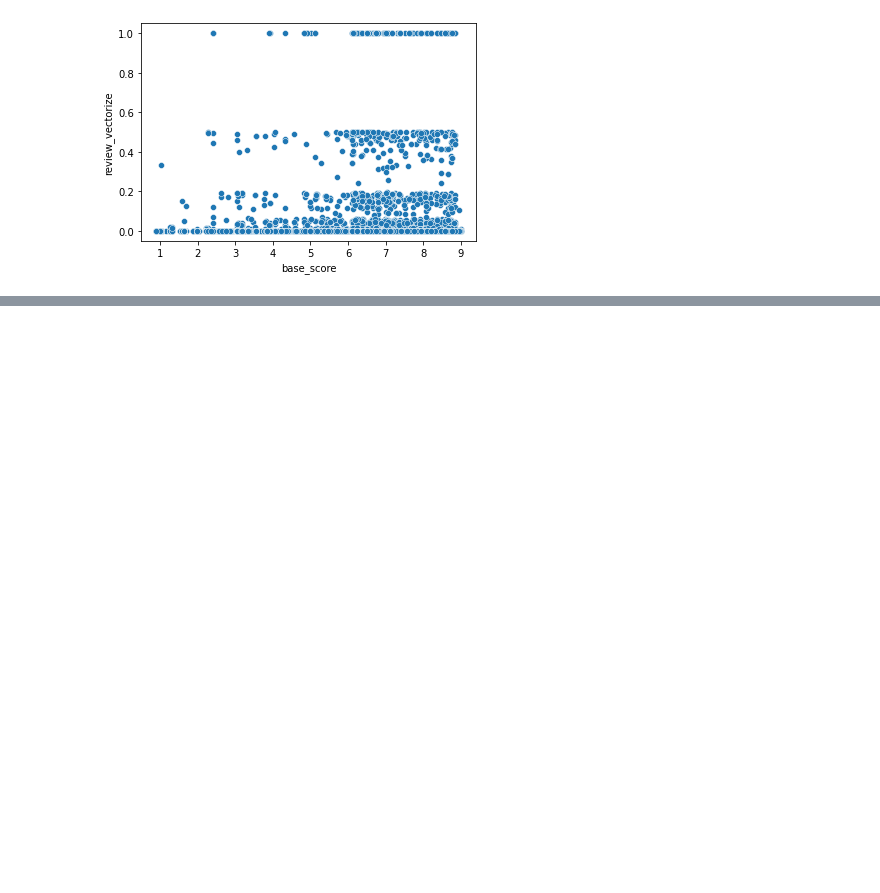
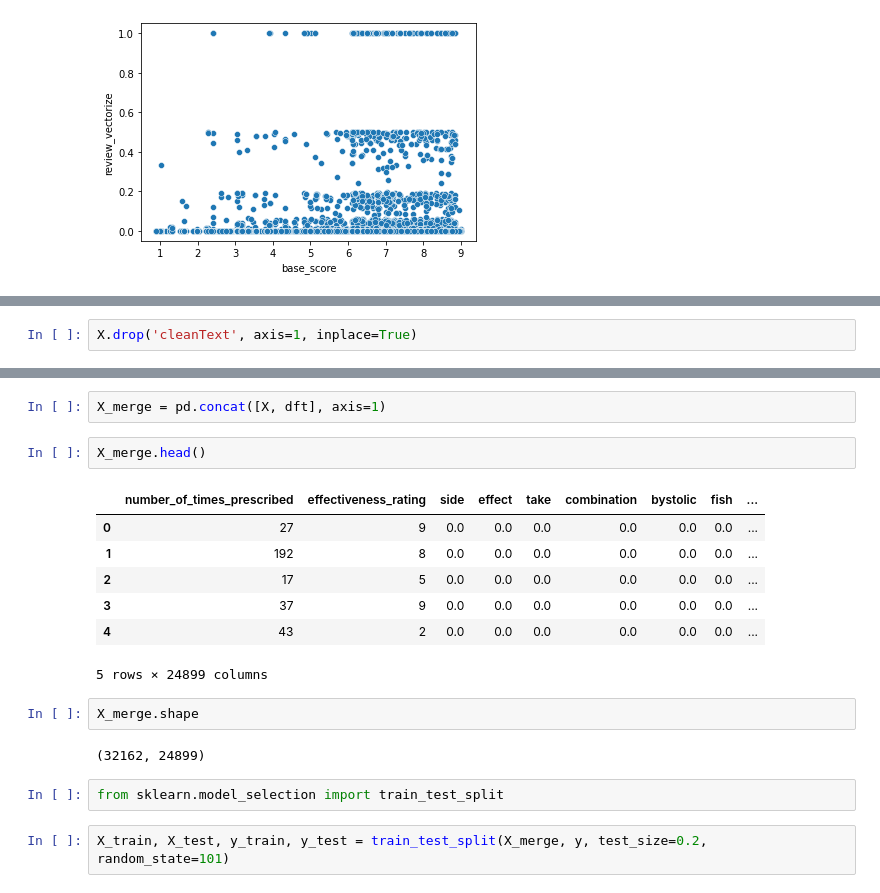
Before and after one commit to riyazunt/NLP_Machine_Test, a Jupyter notebook: NLP_Health_Care.ipynb, the cells around one changed output, grey strips where cells are left out. Cells and saved outputs as stored; diff of their text form; blank space fills up the shorter version.

```diff
--- a/NLP_Health_Care.ipynb
+++ b/NLP_Health_Care.ipynb
@@ -320,0 +576,2 @@ sns.scatterplot(x = df_copy['base_score'], y = df_copy['review_vectorize'])
+# %%
+X.drop('cleanText', axis=1, inplace=True)
@@ -320,0 +591,20 @@ sns.scatterplot(x = df_copy['base_score'], y = df_copy['review_vectorize'])
+# %%
+X_merge = pd.concat([X, dft], axis=1)
+# %%
+X_merge.head()
+# %% [output]
+|  | number_of_times_prescribed | effectiveness_rating | side | effect | take | combination | bystolic | fish | ... |
+| 0 | 27 | 9 | 0.0 | 0.0 | 0.0 | 0.0 | 0.0 | 0.0 | ... |
+| 1 | 192 | 8 | 0.0 | 0.0 | 0.0 | 0.0 | 0.0 | 0.0 | ... |
+| 2 | 17 | 5 | 0.0 | 0.0 | 0.0 | 0.0 | 0.0 | 0.0 | ... |
+| 3 | 37 | 9 | 0.0 | 0.0 | 0.0 | 0.0 | 0.0 | 0.0 | ... |
+| 4 | 43 | 2 | 0.0 | 0.0 | 0.0 | 0.0 | 0.0 | 0.0 | ... |
+5 rows × 24899 columns
+# %%
+X_merge.shape
+# %% [output]
+(32162, 24899)
+# %%
+from sklearn.model_selection import train_test_split
+# %%
+X_train, X_test, y_train, y_test = train_test_split(X_merge, y, test_size=0.2, random_state=101)
```
Also changed, not shown: parts of 93 cells of this notebook, 6 other files.
